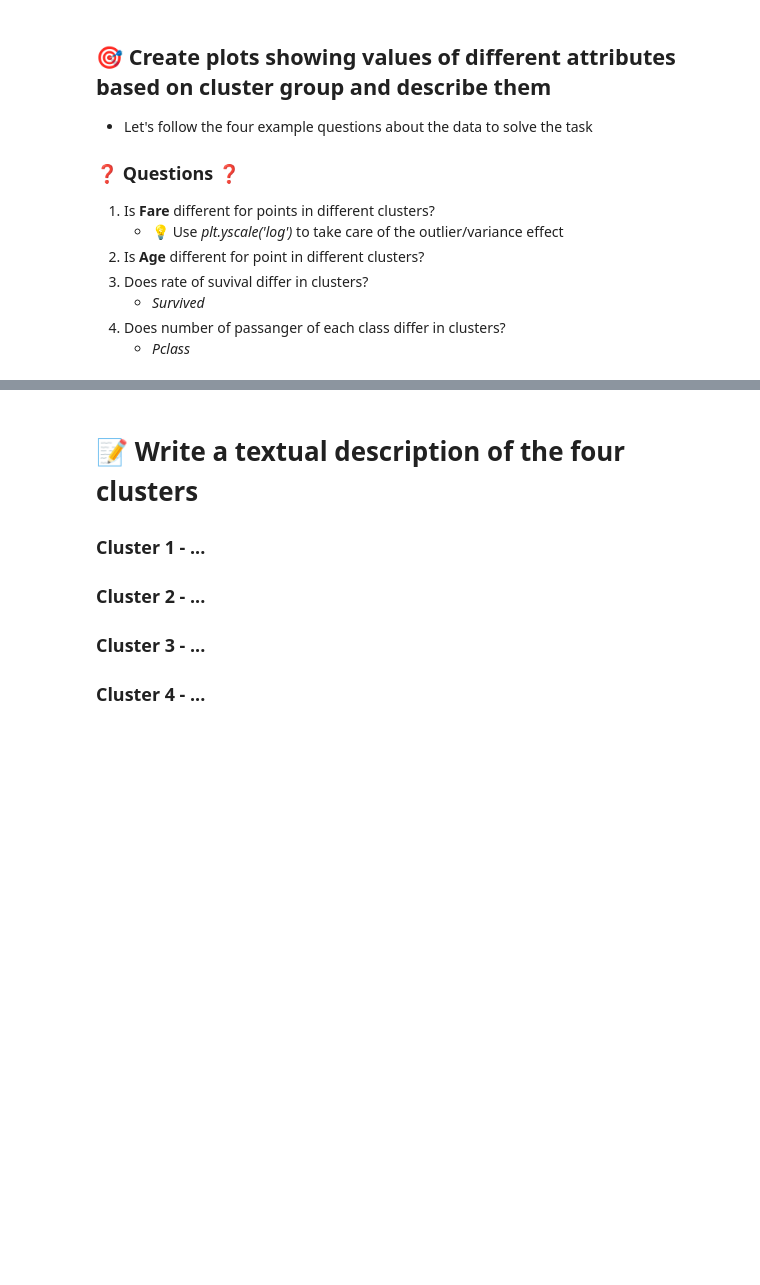
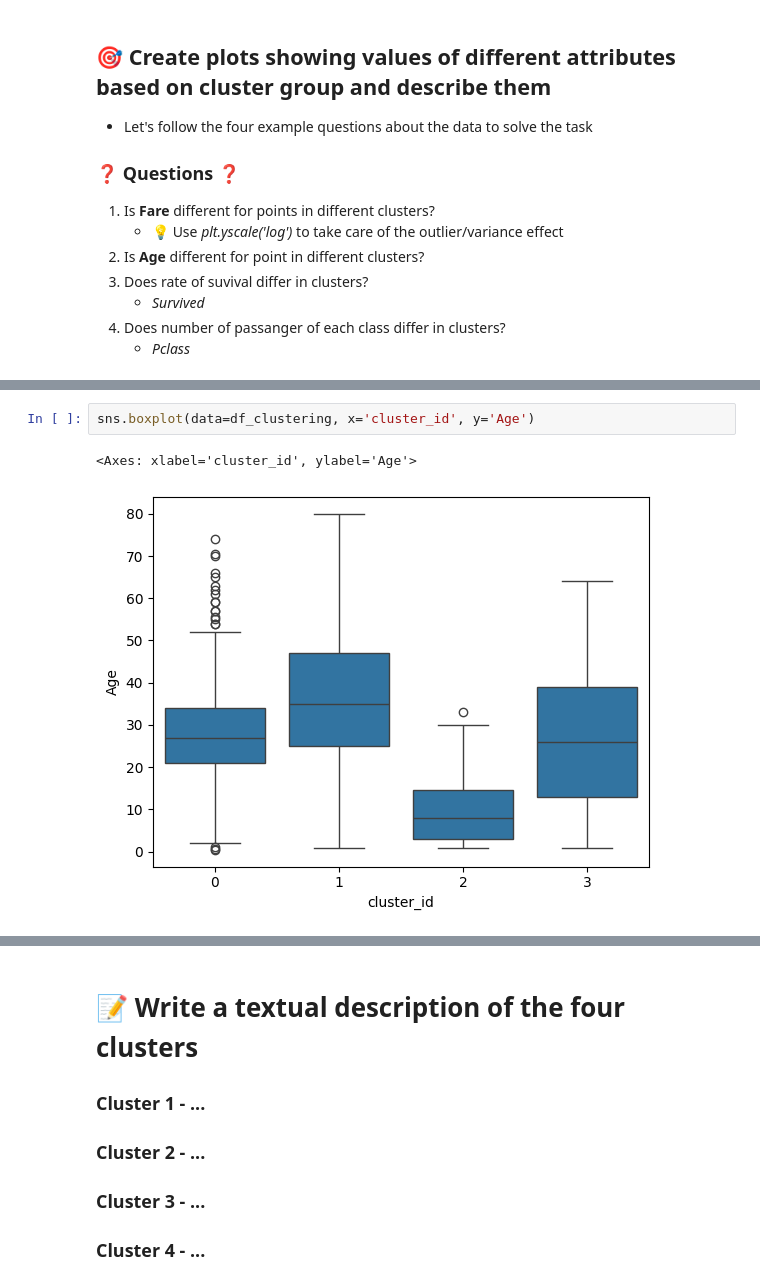
Before and after one commit to TotalChaosRexinator/School, a Jupyter notebook: fml_04.ipynb, the cells around one changed output, grey strips where cells are left out. Cells and saved outputs as stored; diff of their text form; blank space fills up the shorter version.

```diff
--- a/fml_04.ipynb
+++ b/fml_04.ipynb
@@ -345,0 +458,5 @@ sns.countplot(data=df_clustering, x='cluster_id')
+# %%
+sns.boxplot(data=df_clustering, x='cluster_id', y='Age')
+# %% [output]
+<Axes: xlabel='cluster_id', ylabel='Age'>
+[figure, added]
```
Also changed, not shown: parts of 20 cells of this notebook.
